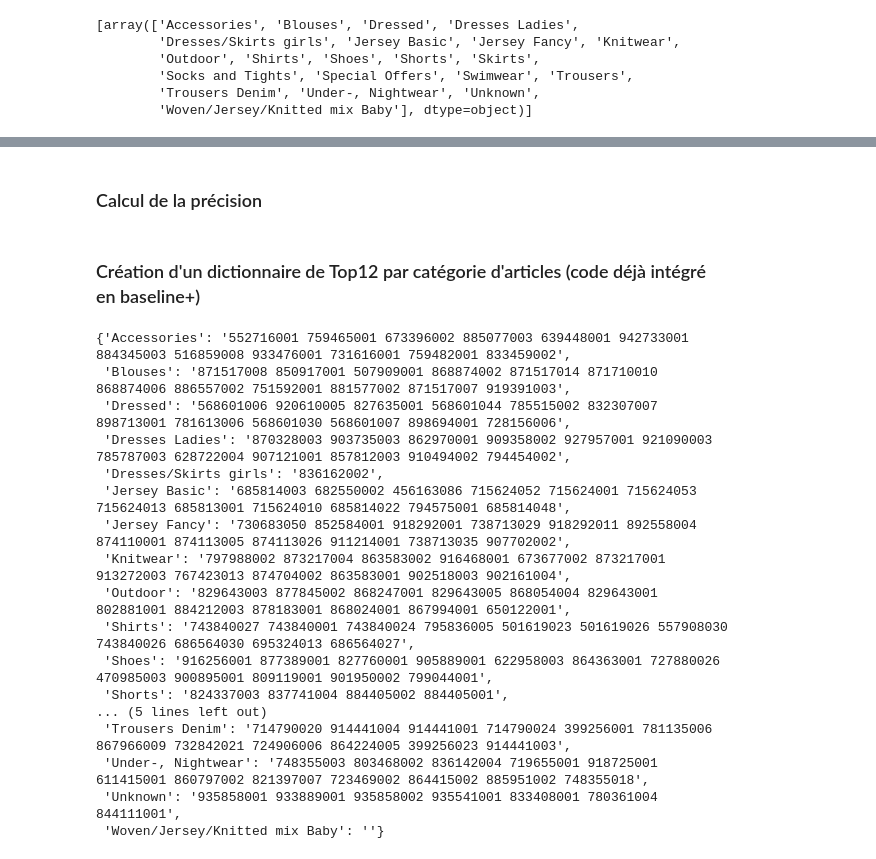
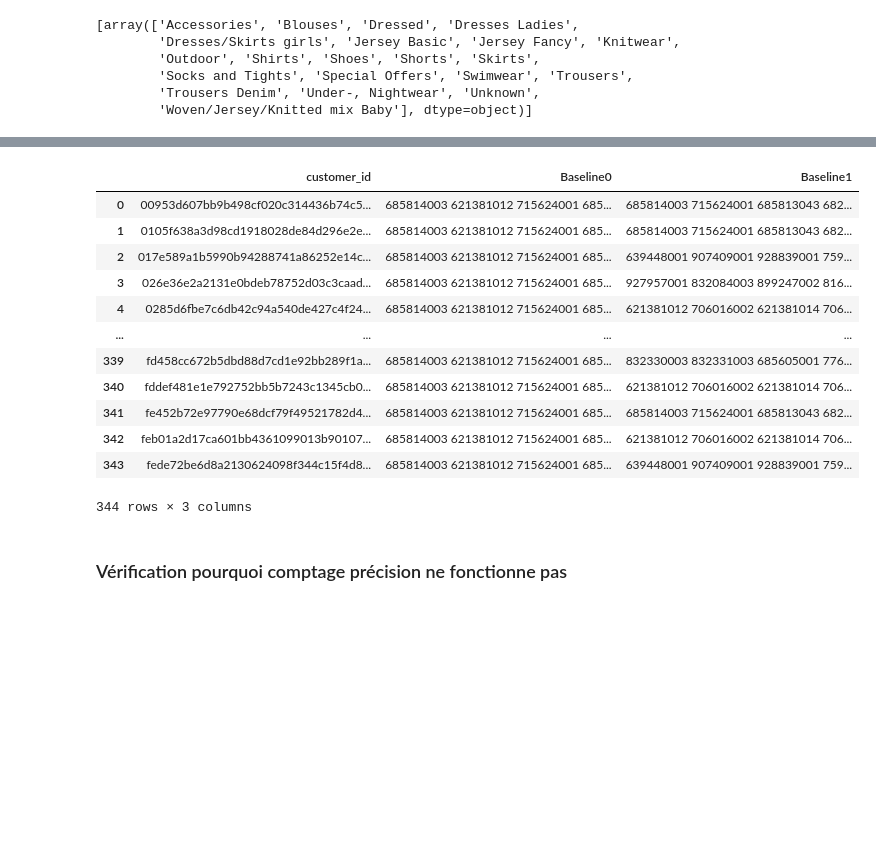
Before and after one commit to NaceurJed/celfernandes, a Jupyter notebook: notebooks/Baseline+_with_matrix_age_x_catprod.ipynb, the cells around one changed output, grey strips where cells are left out. Saved outputs shown, nothing was run; the diff lists cells and outputs as text; code cells hidden in the pictures; blank space fills up the shorter version.

```diff
--- a/notebooks/Baseline+_with_matrix_age_x_catprod.ipynb
+++ b/notebooks/Baseline+_with_matrix_age_x_catprod.ipynb
@@ -415,3 +465,5 @@ ohe.categories_
+# %%
+segment1_bsl=segment[['customer_id','Baseline0']]
 # %%
 #Cette méthode doit être appelée après avoir calculer le dictionnaire des Top12 par cat
 
@@ -488,4 +535,0 @@ See the caveats in the documentation: https://pandas.pydata.org/pandas-docs/stab
-# %% [markdown]
-### Calcul de la précision
-# %% [markdown]
-### Création d'un dictionnaire de Top12 par catégorie d'articles (code déjà intégré en baseline+)
@@ -507,20 +536,40 @@ for cat in list:
-# %%
-Top12_cat
-# %% [output]
-{'Accessories': '552716001 759465001 673396002 885077003 639448001 942733001 884345003 516859008 933476001 731616001 759482001 833459002',
- 'Blouses': '871517008 850917001 507909001 868874002 871517014 871710010 868874006 886557002 751592001 881577002 871517007 919391003',
- 'Dressed': '568601006 920610005 827635001 568601044 785515002 832307007 898713001 781613006 568601030 568601007 898694001 728156006',
- 'Dresses Ladies': '870328003 903735003 862970001 909358002 927957001 921090003 785787003 628722004 907121001 857812003 910494002 794454002',
- 'Dresses/Skirts girls': '836162002',
- 'Jersey Basic': '685814003 682550002 456163086 715624052 715624001 715624053 715624013 685813001 715624010 685814022 794575001 685814048',
- 'Jersey Fancy': '730683050 852584001 918292001 738713029 918292011 892558004 874110001 874113005 874113026 911214001 738713035 907702002',
- 'Knitwear': '797988002 873217004 863583002 916468001 673677002 873217001 913272003 767423013 874704002 863583001 902518003 902161004',
- 'Outdoor': '829643003 877845002 868247001 829643005 868054004 829643001 802881001 884212003 878183001 868024001 867994001 650122001',
- 'Shirts': '743840027 743840001 743840024 795836005 501619023 501619026 557908030 743840026 686564030 695324013 686564027',
- 'Shoes': '916256001 877389001 827760001 905889001 622958003 864363001 727880026 470985003 900895001 809119001 901950002 799044001',
- 'Shorts': '824337003 837741004 884405002 884405001',
-... (5 lines left out)
- 'Trousers Denim': '714790020 914441004 914441001 714790024 399256001 781135006 867966009 732842021 724906006 864224005 399256023 914441003',
- 'Under-, Nightwear': '748355003 803468002 836142004 719655001 918725001 611415001 860797002 821397007 723469002 864415002 885951002 748355018',
- 'Unknown': '935858001 933889001 935858002 935541001 833408001 780361004 844111001',
- 'Woven/Jersey/Knitted mix Baby': ''}
+# %%
+def precision(segment, article_history, pred, baseline, X_week, y_week):
+
+    #pred='Baseline1'
+    #baseline='Baseline0'
+
+    #y_achats=y_achats[['customer_id','article_id']].merge(achats_cat_max[['customer_id','Baseline1']], on='customer_id',how= 'left')
+
+    # 2 cas possibles: le client du segment a acheté en semaine y_week ou n'a pas acheté en semaine y_week
+    # je donne la baseline0 (top12 du segment) à tout les individus du segment, puis je viens écraser la valeur par la
+    # pred pour ceux qui ont fait un achat en yweek et Xweek
+
+    segment_pred=segment.merge(achats_cat_max[['customer_id',pred]])
+
+    # l'article_id est-il acheté dans la liste des Top12 fournie par la prédiction (1 si oui, O sinon) ?
+    #y_achats['inBaseline1']=y_achats['article_id'].apply(lambda x: 1 if str(x) in y_achats[pred] else 0)
+    # pour vérifier les résultats dans excel j'exporte en csv
+    #y_achats.to_csv('y_achats_' + f'{X_week}+'_'+ f'{y_week}+'.csv')
+
+
+
+    return segment_pred
+# %%
+precision(segment1_bsl, transact_history,'Baseline1','Baseline0',103,104)
+# %% [output]
+|  | customer_id | Baseline0 | Baseline1 |
+| 0 | 00953d607bb9b498cf020c314436b74c5... | 685814003 621381012 715624001 685... | 685814003 715624001 685813043 682... |
+| 1 | 0105f638a3d98cd1918028de84d296e2e... | 685814003 621381012 715624001 685... | 685814003 715624001 685813043 682... |
+| 2 | 017e589a1b5990b94288741a86252e14c... | 685814003 621381012 715624001 685... | 639448001 907409001 928839001 759... |
+| 3 | 026e36e2a2131e0bdeb78752d03c3caad... | 685814003 621381012 715624001 685... | 927957001 832084003 899247002 816... |
+| 4 | 0285d6fbe7c6db42c94a540de427c4f24... | 685814003 621381012 715624001 685... | 621381012 706016002 621381014 706... |
+| ... | ... | ... | ... |
+| 339 | fd458cc672b5dbd88d7cd1e92bb289f1a... | 685814003 621381012 715624001 685... | 832330003 832331003 685605001 776... |
+| 340 | fddef481e1e792752bb5b7243c1345cb0... | 685814003 621381012 715624001 685... | 621381012 706016002 621381014 706... |
+| 341 | fe452b72e97790e68dcf79f49521782d4... | 685814003 621381012 715624001 685... | 685814003 715624001 685813043 682... |
+| 342 | feb01a2d17ca601bb4361099013b90107... | 685814003 621381012 715624001 685... | 621381012 706016002 621381014 706... |
+| 343 | fede72be6d8a2130624098f344c15f4d8... | 685814003 621381012 715624001 685... | 639448001 907409001 928839001 759... |
+344 rows × 3 columns
+# %% [markdown]
+### Vérification pourquoi comptage précision ne fonctionne pas
```
Also changed, not shown: parts of 9 cells of this notebook, 10 other files.
